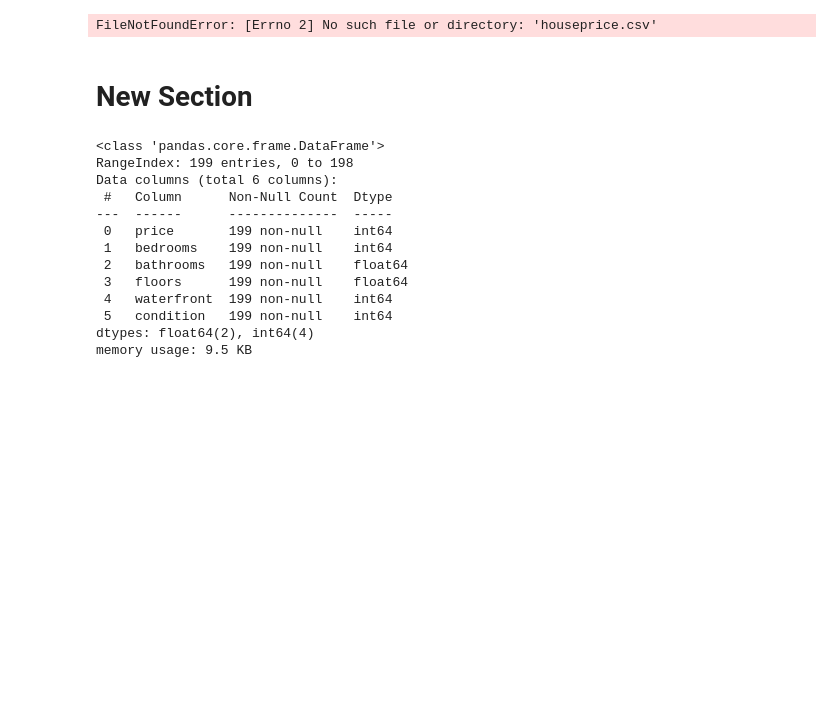
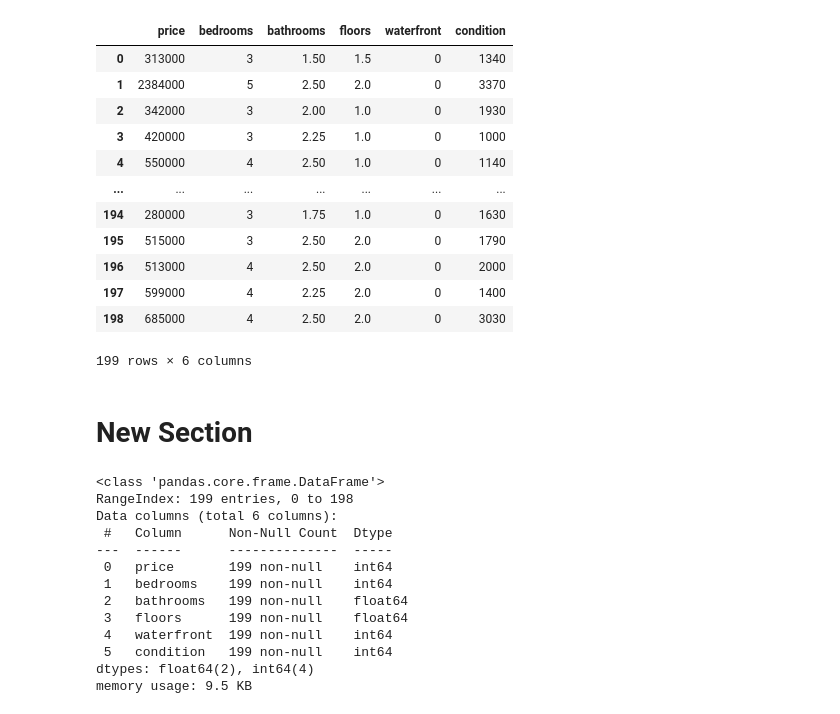
Before and after one commit to meghadasireddy/House-Price-Prediction-using-Linear-Regression, a Jupyter notebook: house_price_prediction.ipynb, the cells around one changed output. Drawn from its saved outputs; the diff is of its cells as text; code cells hidden in the pictures; blank space fills up the shorter version.

```diff
--- a/house_price_prediction.ipynb
+++ b/house_price_prediction.ipynb
@@ -3,14 +3,26 @@
 # %%
 import numpy as np
 import pandas as pd
 import matplotlib.pyplot as plt
 from sklearn .model_selection import train_test_split
 
 # load the dataset
-data = pd.read_csv("houseprice.csv")
+data = pd.read_csv("/content/houseprice.csv")
 data
 # %% [output]
+|  | price | bedrooms | bathrooms | floors | waterfront | condition |
+| 0 | 313000 | 3 | 1.50 | 1.5 | 0 | 1340 |
+| 1 | 2384000 | 5 | 2.50 | 2.0 | 0 | 3370 |
+| 2 | 342000 | 3 | 2.00 | 1.0 | 0 | 1930 |
+| 3 | 420000 | 3 | 2.25 | 1.0 | 0 | 1000 |
+| 4 | 550000 | 4 | 2.50 | 1.0 | 0 | 1140 |
+| ... | ... | ... | ... | ... | ... | ... |
+| 194 | 280000 | 3 | 1.75 | 1.0 | 0 | 1630 |
+| 195 | 515000 | 3 | 2.50 | 2.0 | 0 | 1790 |
+| 196 | 513000 | 4 | 2.50 | 2.0 | 0 | 2000 |
+| 197 | 599000 | 4 | 2.25 | 2.0 | 0 | 1400 |
+| 198 | 685000 | 4 | 2.50 | 2.0 | 0 | 3030 |
-FileNotFoundError: [Errno 2] No such file or directory: 'houseprice.csv'
+199 rows × 6 columns
 # %% [markdown]
 # New Section
 # %%
```
